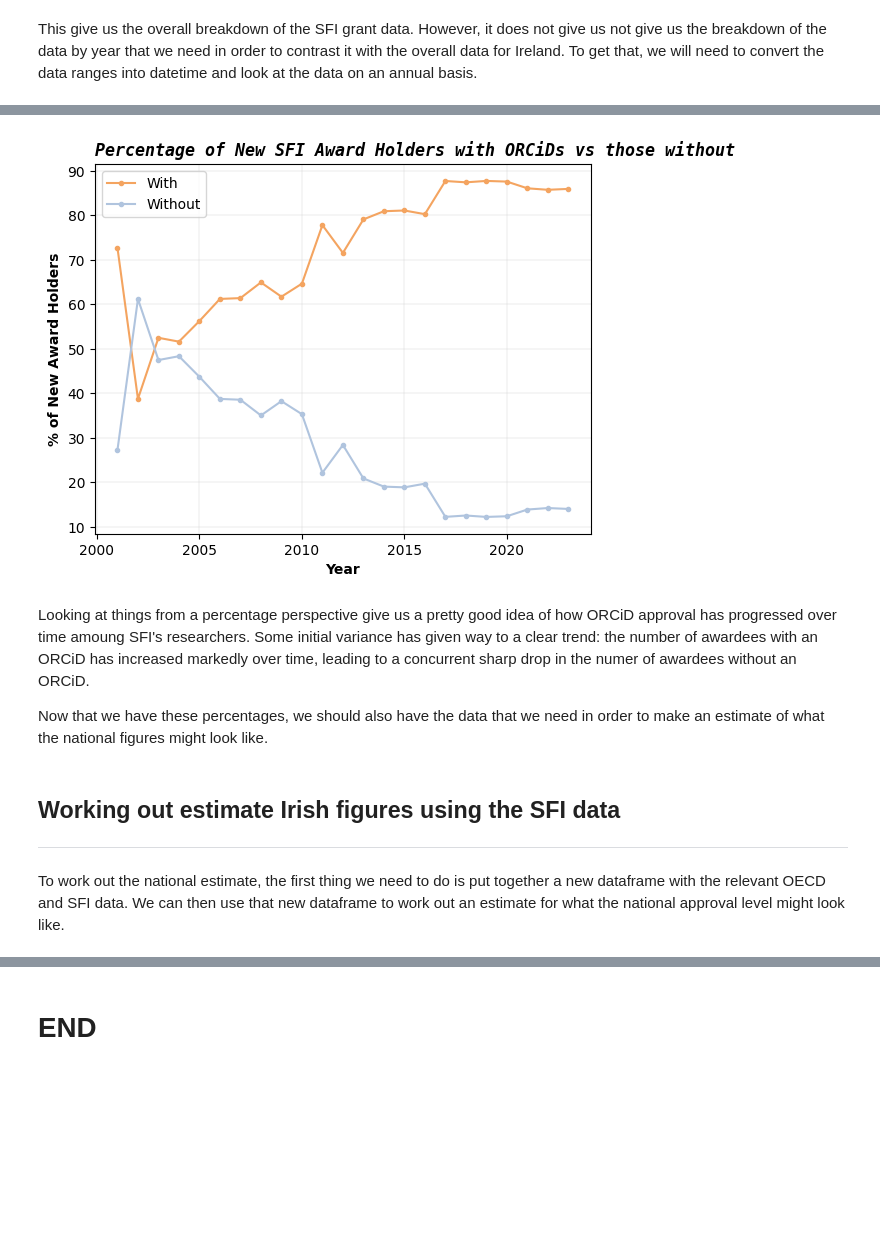
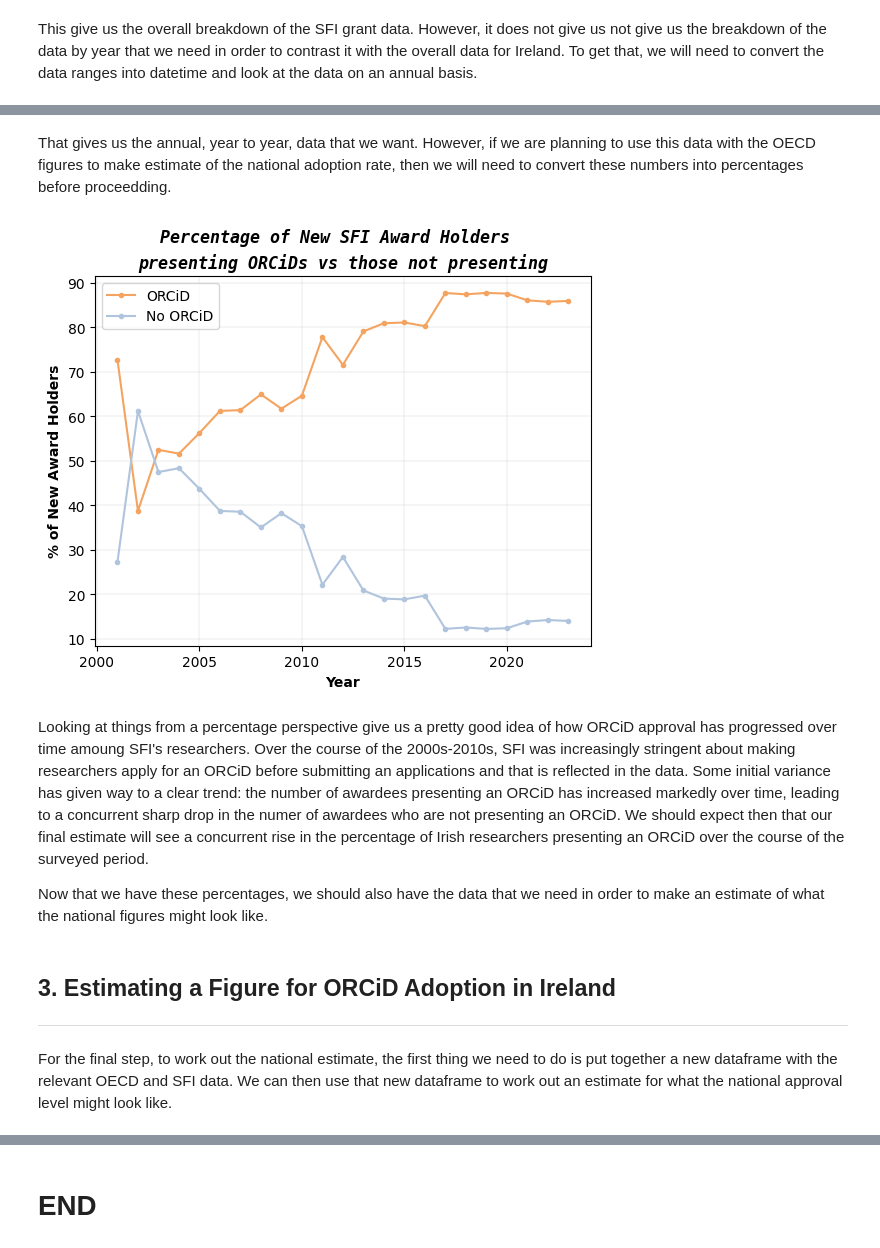
Before and after one commit to NeilTynan/4369_Project, a Jupyter notebook: project.ipynb, the cells around one changed output, grey strips where cells are left out. Drawn from its saved outputs; the diff is of its cells as text; code cells hidden in the pictures; blank space fills up the shorter version.

```diff
--- a/project.ipynb
+++ b/project.ipynb
@@ -236,29 +236,32 @@ That gives us the annual data that we want. The next step is to look at these re
+# %% [markdown]
+That gives us the annual, year to year, data that we want. However, if we are planning to use this data with the OECD figures to make estimate of the national adoption rate, then we will need to convert these numbers into percentages before proceedding.
 # %%
 # Chart the SFI ORCiD data as a percentage
 ONNT = ONNY.loc[dateFrom:dateTo] + OINY.loc[dateFrom:dateTo]
 ONNYP = ONNY.loc[dateFrom:dateTo] / ONNT * 100
 OINYP = OINY.loc[dateFrom:dateTo] / ONNT * 100
 
 # Generate new chart
 plt1, = plt.plot(ONNYP, marker='.', color='sandybrown')
 plt2, = plt.plot(OINYP, marker='.', color='lightsteelblue')
 plt.xlabel("Year", fontweight='bold')
 plt.ylabel("% of New Award Holders", fontweight='bold')
-plt.legend([plt1, plt2], ["With", "Without"], loc='upper left')
+plt.legend([plt1, plt2], ["ORCiD", "No ORCiD"], loc='upper left')
 plt.grid(color='lightgrey', linestyle='-', linewidth=0.3)
-plt.title('Percentage of New SFI Award Holders with ORCiDs vs those without', fontweight='bold', style='italic', family='monospace', loc='left')
+plt.suptitle ('Percentage of New SFI Award Holders', fontweight='bold', style='italic', family='monospace')
+plt.title('presenting ORCiDs vs those not presenting', fontweight='bold', style='italic', family='monospace')
 plt.show()
 # %% [output]
-[figure, old version]
+[figure, new version]
 # %% [markdown]
-Looking at things from a percentage perspective give us a pretty good idea of how ORCiD approval has progressed over time amoung SFI's researchers. Some initial variance has given way to a clear trend: the number of awardees with an ORCiD has increased markedly over time, leading to a concurrent sharp drop in the numer of awardees without an ORCiD.
+Looking at things from a percentage perspective give us a pretty good idea of how ORCiD approval has progressed over time amoung SFI's researchers. Over the course of the 2000s-2010s, SFI was increasingly stringent about making researchers apply for an ORCiD before submitting an applications and that is reflected in the data. Some initial variance has given way to a clear trend: the number of awardees presenting an ORCiD has increased markedly over time, leading to a concurrent sharp drop in the numer of awardees who are not presenting an ORCiD. We should expect then that our final estimate will see a concurrent rise in the percentage of Irish researchers presenting an ORCiD over the course of the surveyed period.
 
 Now that we have these percentages, we should also have the data that we need in order to make an estimate of what the national figures might look like.
-# %% [markdown]
-## Working out estimate Irish figures using the SFI data
----
+# %% [markdown]
+## 3. Estimating a Figure for ORCiD Adoption in Ireland
+---
 # %% [markdown]
-To work out the national estimate, the first thing we need to do is put together a new dataframe with the relevant OECD and SFI data. We can then use that new dataframe to work out an estimate for what the national approval level might look like.
+For the final step, to work out the national estimate, the first thing we need to do is put together a new dataframe with the relevant OECD and SFI data. We can then use that new dataframe to work out an estimate for what the national approval level might look like.
 # %%
 # Generate new dataframe to merge relevant OECD and SFI data
 df = pd.DataFrame(irl.loc[:, ["OBS_VALUE","TIME_PERIOD"]])
```
Also changed, not shown: parts of 23 cells of this notebook, 1 other file.
